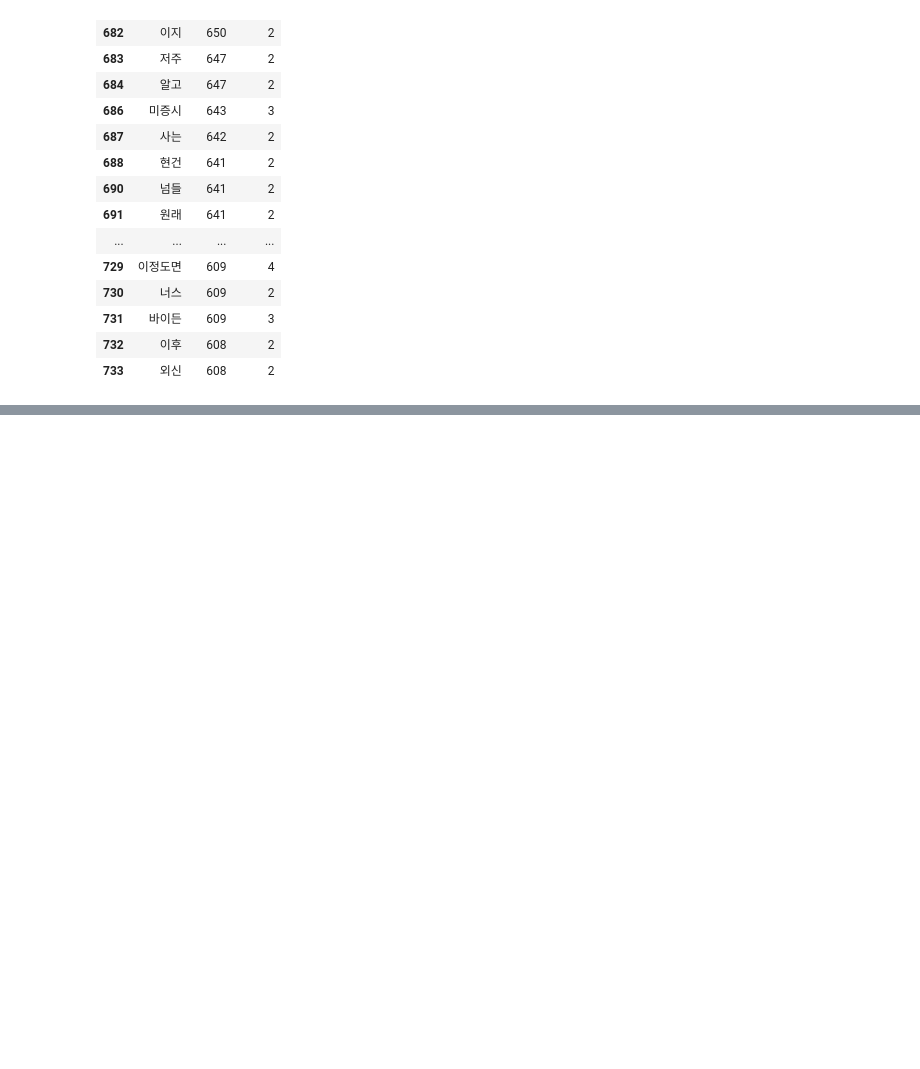
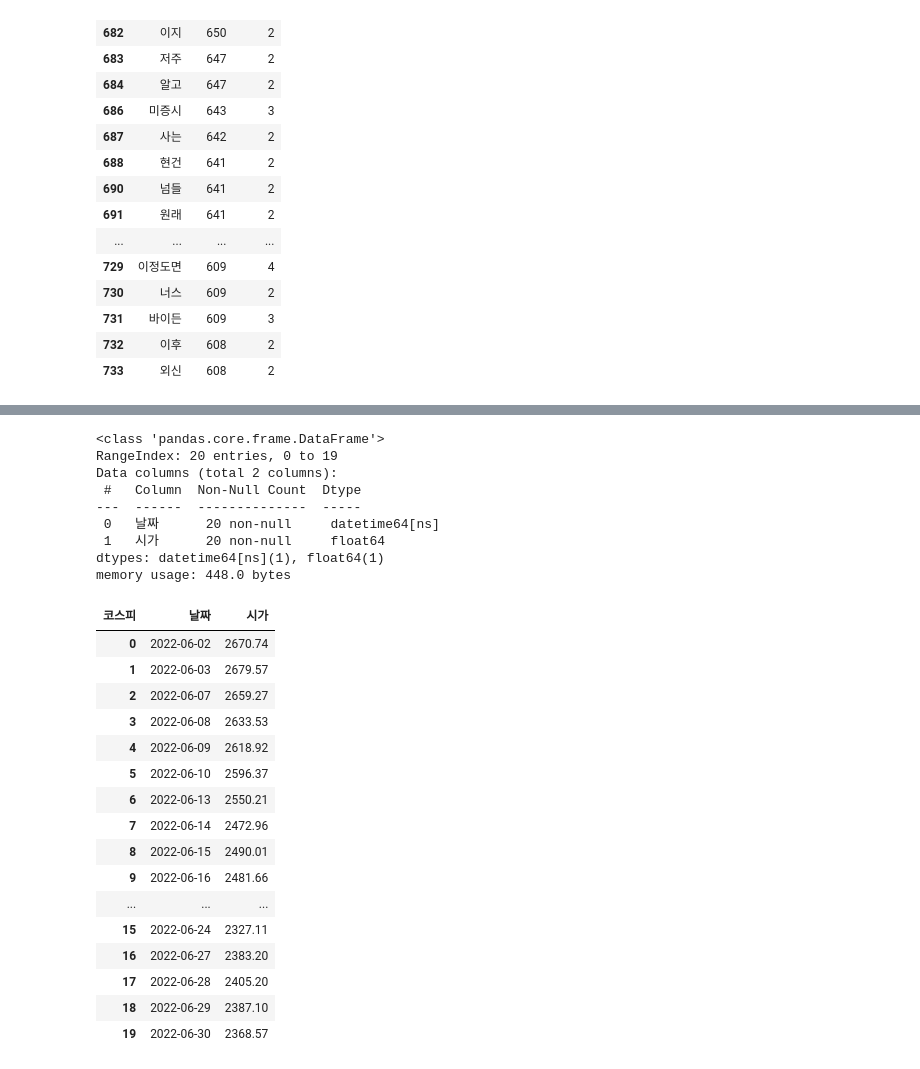
Before and after one commit to NewYorkKim/KRX_2022, a Jupyter notebook: junho/my_note.ipynb, the cells around one changed output, grey strips where cells are left out. Saved outputs shown, nothing was run; the diff lists cells and outputs as text; code cells hidden in the pictures; blank space fills up the shorter version.

```diff
--- a/junho/my_note.ipynb
+++ b/junho/my_note.ipynb
@@ -379,0 +402,32 @@ words[words['length'] > 1][550:600]
+# %%
+temp1 = pd.DataFrame(stock.get_index_ohlcv_by_date('2022-06-01','2022-06-30','1001')).reset_index().loc[:,['날짜','시가']]
+temp1.info()
+temp1['날짜'] = [str(i).split()[0] for i in temp1['날짜']]
+temp1
+# %% [output]
+<class 'pandas.core.frame.DataFrame'>
+RangeIndex: 20 entries, 0 to 19
+Data columns (total 2 columns):
+ #   Column  Non-Null Count  Dtype
+---  ------  --------------  -----
+ 0   날짜      20 non-null     datetime64[ns]
+ 1   시가      20 non-null     float64
+dtypes: datetime64[ns](1), float64(1)
+memory usage: 448.0 bytes
+| 코스피 | 날짜 | 시가 |
+| 0 | 2022-06-02 | 2670.74 |
+| 1 | 2022-06-03 | 2679.57 |
+| 2 | 2022-06-07 | 2659.27 |
+| 3 | 2022-06-08 | 2633.53 |
+| 4 | 2022-06-09 | 2618.92 |
+| 5 | 2022-06-10 | 2596.37 |
+| 6 | 2022-06-13 | 2550.21 |
+| 7 | 2022-06-14 | 2472.96 |
+| 8 | 2022-06-15 | 2490.01 |
+| 9 | 2022-06-16 | 2481.66 |
+| ... | ... | ... |
+| 15 | 2022-06-24 | 2327.11 |
+| 16 | 2022-06-27 | 2383.20 |
+| 17 | 2022-06-28 | 2405.20 |
+| 18 | 2022-06-29 | 2387.10 |
+| 19 | 2022-06-30 | 2368.57 |
```
Also changed, not shown: parts of 6 cells of this notebook, 5 other files.
